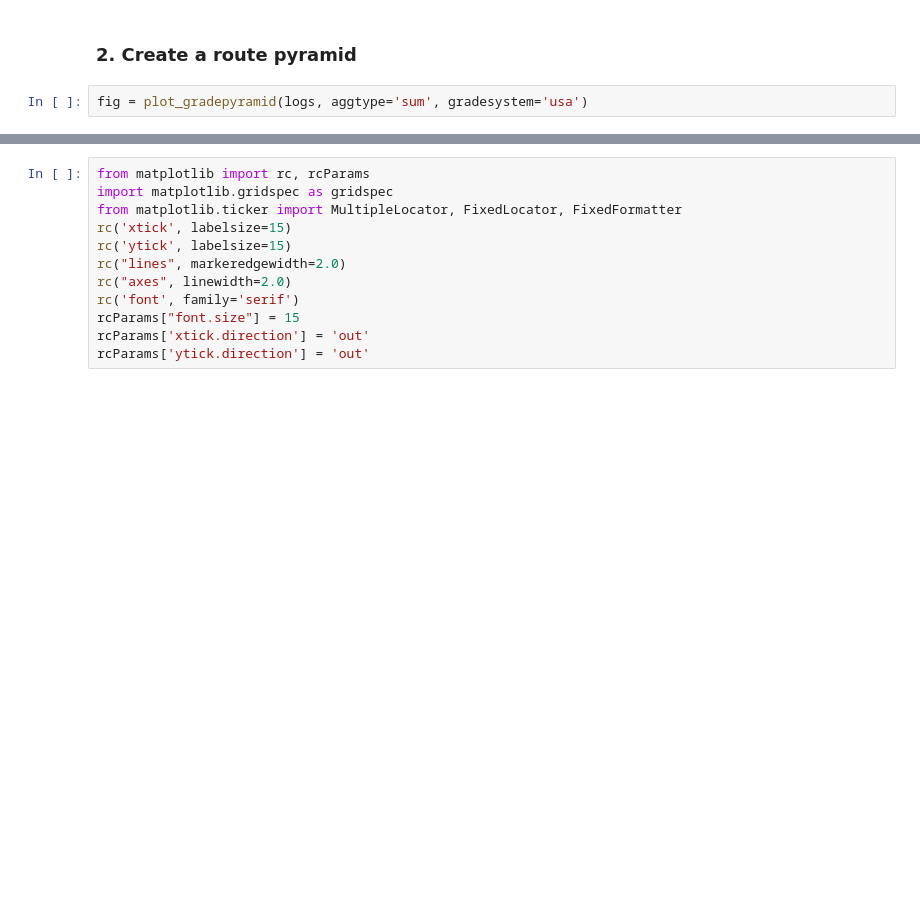
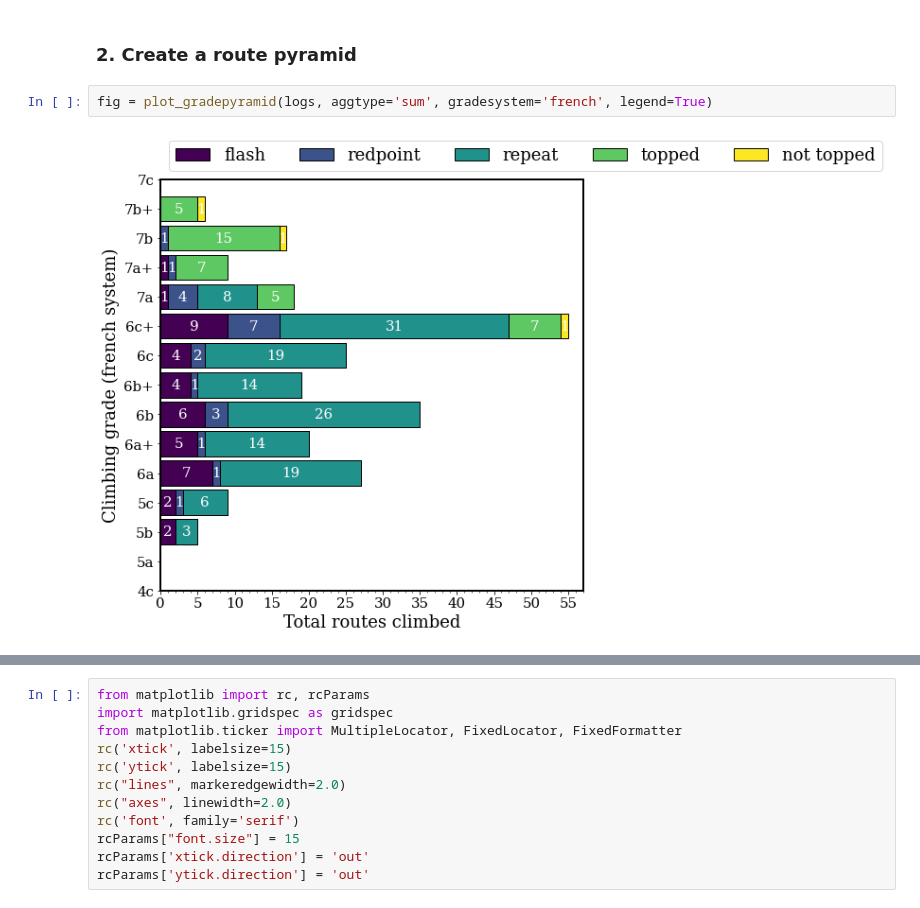
Before and after one commit to bbuysschaert/climbinglogs, a Jupyter notebook: demo.ipynb, the cells around one changed output, grey strips where cells are left out. Drawn from its saved outputs; the diff is of its cells as text; blank space fills up the shorter version.

```diff
--- a/demo.ipynb
+++ b/demo.ipynb
@@ -31,7 +45,9 @@ logs
 # %% [markdown]
 ### 2. Create a route pyramid
 # %%
-fig = plot_gradepyramid(logs, aggtype='sum', gradesystem='usa')
+fig = plot_gradepyramid(logs, aggtype='sum', gradesystem='french', legend=True)
+# %% [output]
+[figure, added]
 # %%
 fig = plot_doublegradepyramid(logs, aggtype='sum', gradesystem='french')
 ax1, ax2 = fig.get_axes()
```
Also changed, not shown: parts of 15 cells of this notebook, 2 other files.
